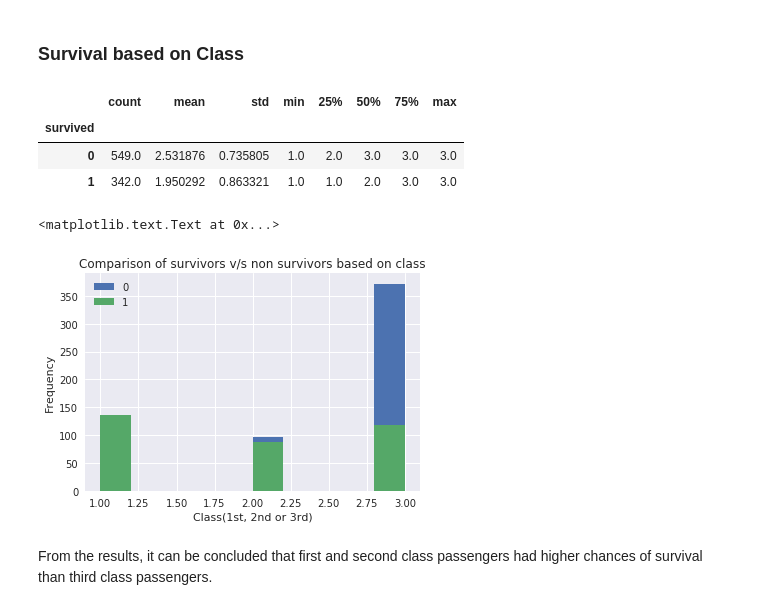
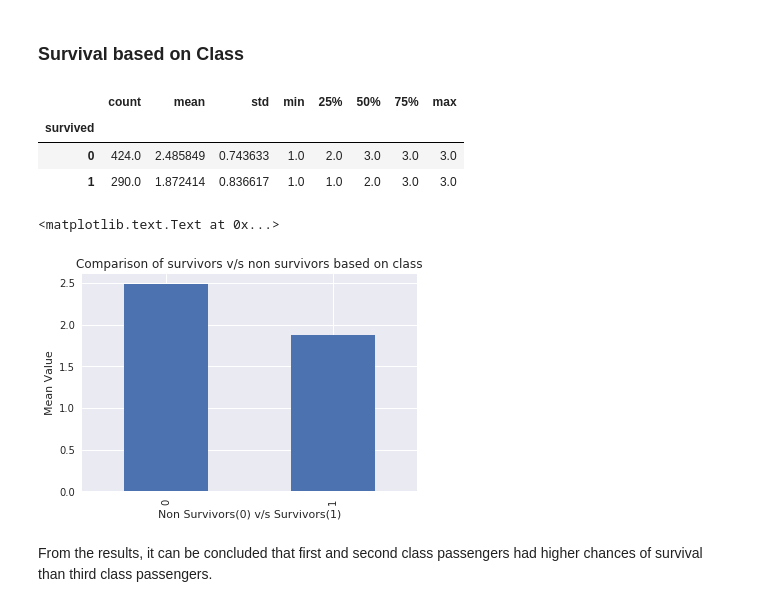
Before and after one commit to aliasm2k/titanic, a Jupyter notebook: titanic.ipynb, the cells around one changed output. Saved outputs shown, nothing was run; the diff lists cells and outputs as text; code cells hidden in the pictures.

```diff
--- a/titanic.ipynb
+++ b/titanic.ipynb
@@ -43,0 +68,3 @@ titanic_df.head()
+# %%
+titanic_df = titanic_df[titanic_df['age'].notnull()]
+titanic_df['age'].isnull().sum()
@@ -91,19 +120,21 @@ survivors.describe()
 # %% [output]
 |  | count | mean | std | min | 25% | 50% | 75% | max |
 | survived |  |  |  |  |  |  |  |  |
-| 0 | 549.0 | 2.531876 | 0.735805 | 1.0 | 2.0 | 3.0 | 3.0 | 3.0 |
-| 1 | 342.0 | 1.950292 | 0.863321 | 1.0 | 1.0 | 2.0 | 3.0 | 3.0 |
+| 0 | 424.0 | 2.485849 | 0.743633 | 1.0 | 2.0 | 3.0 | 3.0 | 3.0 |
+| 1 | 290.0 | 1.872414 | 0.836617 | 1.0 | 1.0 | 2.0 | 3.0 | 3.0 |
 # %%
 %matplotlib inline
 import matplotlib.pyplot as plt
 import seaborn as sns
 
-survivors.plot(kind='hist', legend=True)
-plt.xlabel('Class(1st, 2nd or 3rd)')
+survivors = survivors.mean()
+survivors.plot(kind='bar')
+plt.xlabel('Non Survivors(0) v/s Survivors(1)')
+plt.ylabel('Mean Value')
 plt.title('Comparison of survivors v/s non survivors based on class')
 # %% [output]
 <matplotlib.text.Text at 0x...>
-[figure, old version]
+[figure, new version]
 # %% [markdown]
 From the results, it can be concluded that first and second class passengers had higher chances of survival than third class passengers.
 # %% [markdown]
```
Also changed, not shown: parts of 10 cells of this notebook.
